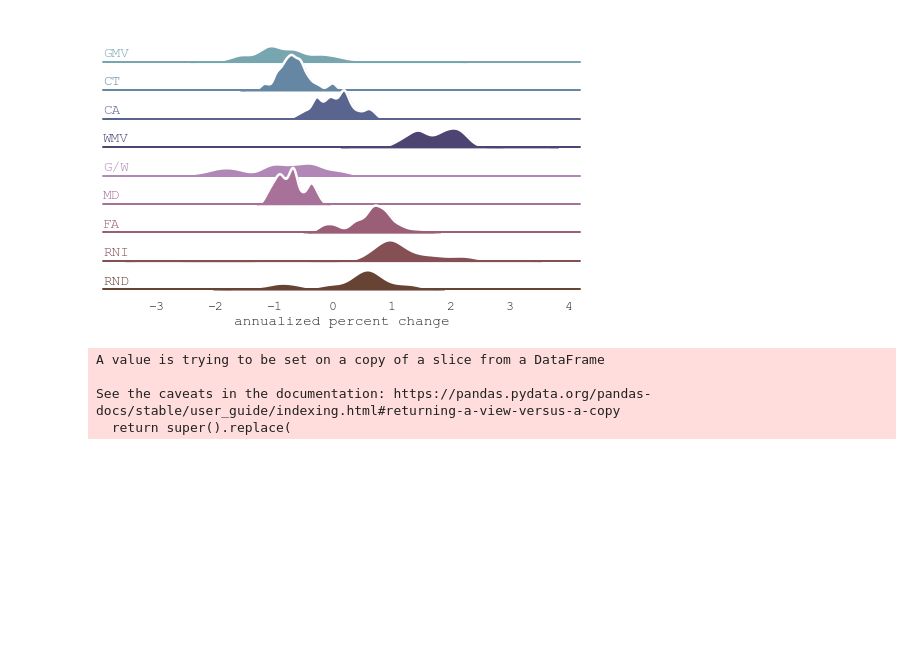
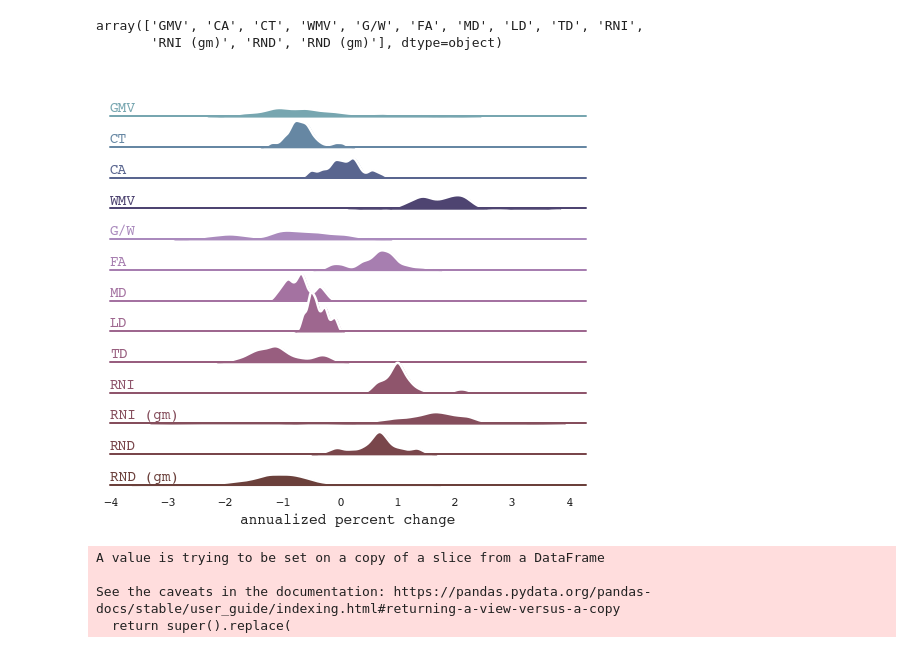
Before and after one commit to 62442katieb/deltaABCD_variability, a Jupyter notebook: notebooks/1.2change_score_descriptives.ipynb, the cells around one changed output. Cells and saved outputs as stored; diff of their text form; code cells hidden in the pictures; blank space fills up the shorter version.

```diff
--- a/notebooks/1.2change_score_descriptives.ipynb
+++ b/notebooks/1.2change_score_descriptives.ipynb
@@ -116,2 +178,10 @@ for var in imaging_apd:
+# %%
+drop = ['dtx', 'meanmotion',
+       'subthreshnvols', 'subtcignvols', 'ntpoints']
+drop_var = []
+for var in drop:
+    drop_var += list(descriptives[descriptives['atlas'] == var].index)
+# %%
+descriptives.drop(list(drop_var), axis=0, inplace=True)
 # %%
 measures = list(descriptives['measure'].unique())
@@ -119,59 +189,71 @@ concepts = ['morphology', 'cellular architecture', 'function']
 # %%
 long_names = {'var': 'BOLD',
-              'c': 'FC (c)',
-              'cor': 'FC (sc)',
+              'between-network fc': 'FC (btwn)',
+              'within-network fc': 'FC (wthn)',
+              'subcortical-network fc': 'FC (sc)',
               'dtivol': 'WMV',
               'vol': 'GMV',
               'thick': 'CT',
               'area': 'CA',
               'dtifa': 'FA',
               'dtimd': 'MD',
+              'dtild': 'LD',
+              'dtitd': 'TD',
               'rsirni': 'RNI',
               'rsirnd': 'RND',
+              'rsirnigm': 'RNI (gm)',
+              'rsirndgm': 'RND (gm)',
               't1wcnt': 'G/W'}
 # %%
-sub_df = descriptives[descriptives['concept'] == 'morphology']
+sub_df = descriptives[descriptives['concept'] == 'macrostructure']
 sub2_df = descriptives[descriptives['concept'] == 'cellular architecture']
 sub_df = pd.concat([sub_df, sub2_df])
 sub_df.replace(long_names, inplace=True)
 # %%
 morph_cell_pal = morph_pal + cell_pal
+# %%
+sub_df['measure'].unique()
+# %% [output]
+array(['GMV', 'CA', 'CT', 'WMV', 'G/W', 'FA', 'MD', 'LD', 'TD', 'RNI',
+       'RNI (gm)', 'RND', 'RND (gm)'], dtype=object)
 # %%
 g = sns.FacetGrid(sub_df,
                   row="measure", row_order=['GMV', 'CT', 'CA', 'WMV',
-                                            'G/W', 'MD', 'FA','RNI', 'RND'],
+                                            'G/W', 'FA','MD', 'LD', 'TD',
+                                            'RNI', 'RNI (gm)','RND','RND (gm)'],
                   hue="measure", hue_order=['GMV', 'CT', 'CA', 'WMV',
-                                            'G/W', 'MD', 'FA','RNI', 'RND'],
+                                            'G/W', 'FA','MD', 'LD', 'TD',
+                                            'RNI', 'RNI (gm)','RND','RND (gm)'],
                   aspect=15, height=.5, palette=morph_cell_pal)
 
 # Draw the densities in a few steps
 g.map(sns.kdeplot, "annualized percent change",
       bw_adjust=.5, clip_on=False,
       fill=True, alpha=1, linewidth=1.5)
 g.map(sns.kdeplot, "annualized percent change", clip_on=False, color="w", lw=2.5, bw_adjust=.5)
 
 # passing color=None to refline() uses the hue mapping
 g.refline(y=0, linewidth=2, linestyle="-", color=None, clip_on=False)
 
 # Define and use a simple function to label the plot in axes coordinates
 def label(x, color, label):
     ax = plt.gca()
     ax.text(0, .2, label, #fontweight="bold",
             color=color,
             ha="left", va="center", transform=ax.transAxes)
 
 
 g.map(label, "annualized percent change")
 
 # Set the subplots to overlap
 g.figure.subplots_adjust(hspace=-.25)
 
 # Remove axes details that don't play well with overlap
 g.set_titles("")
 g.set(yticks=[], ylabel="")
 g.despine(bottom=True, left=True)
 g.savefig(f'../{FIGS_DIR}/apr_morpcell.png', dpi=400)
 # %% [output]
-[figure, old version]
+[figure, new version]
 # %%
 sub_df = descriptives[descriptives['concept'] == 'function']
```
Also changed, not shown: parts of 21 cells of this notebook, 9 other files.
